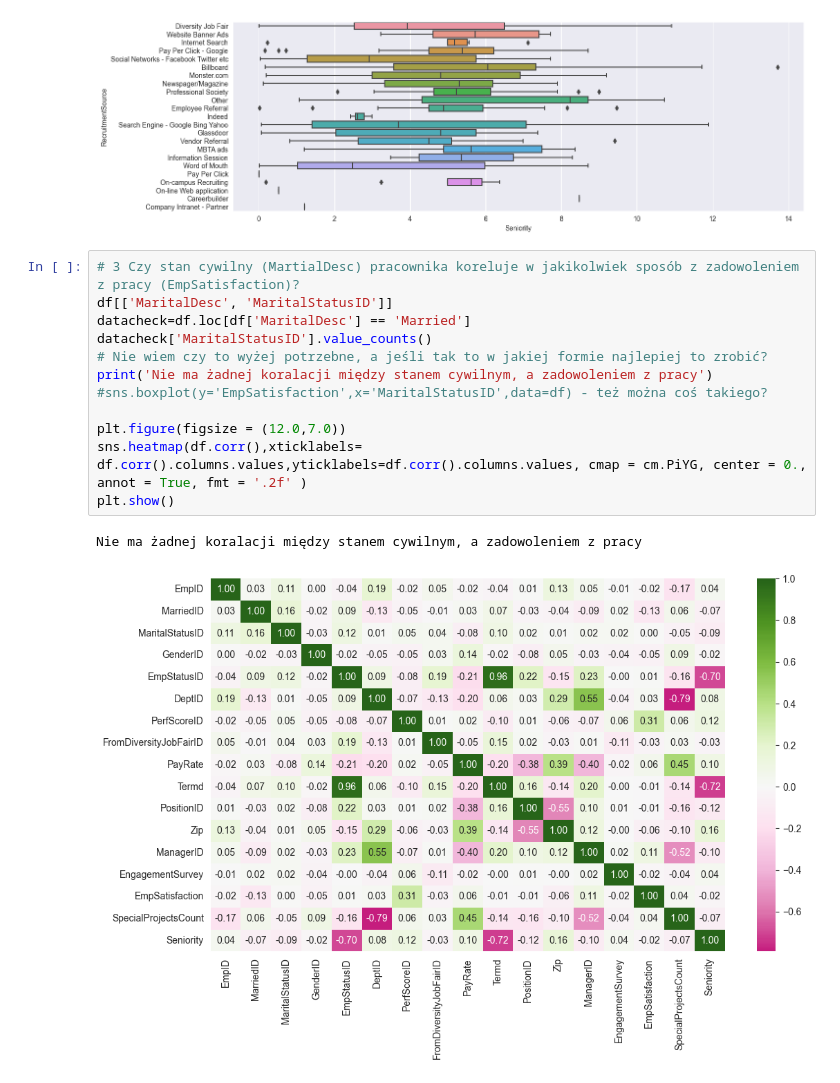
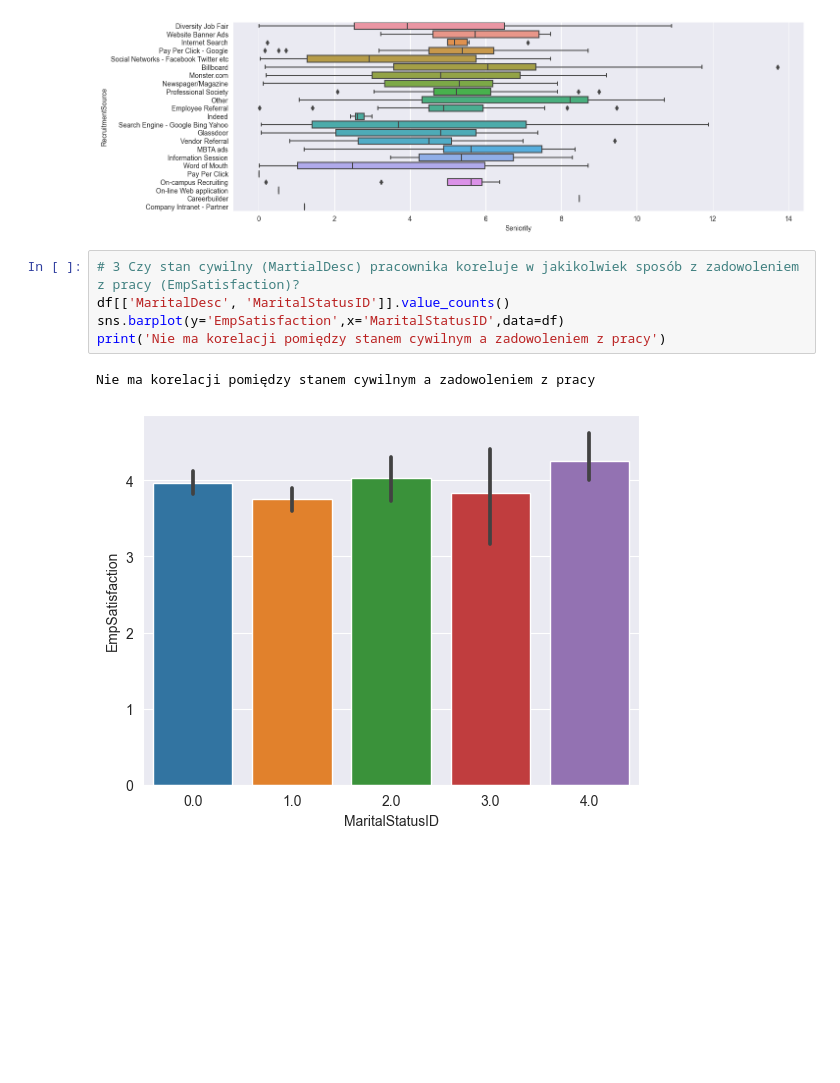
Before and after one commit to PiotrWitaszek/Seaborn, a Jupyter notebook: sb.ipynb, the cells around one changed output. Cells and saved outputs as stored; diff of their text form; blank space fills up the shorter version.

```diff
--- a/sb.ipynb
+++ b/sb.ipynb
@@ -64,20 +67,13 @@ print('Najlepiej zatrudniać z następujących źródeł: Website Banner Ads, MB
 # %% [output]
 Najlepiej zatrudniać z następujących źródeł: Website Banner Ads, MBTA Ads i Billboard, jeśli zależy nam na najdłuższym stażu pracowników
 [figure]
-# %%
-# 3 Czy stan cywilny (MartialDesc) pracownika koreluje w jakikolwiek sposób z zadowoleniem z pracy (EmpSatisfaction)?
-df[['MaritalDesc', 'MaritalStatusID']]
-datacheck=df.loc[df['MaritalDesc'] == 'Married']
-datacheck['MaritalStatusID'].value_counts()
-# Nie wiem czy to wyżej potrzebne, a jeśli tak to w jakiej formie najlepiej to zrobić?
-print('Nie ma żadnej koralacji między stanem cywilnym, a zadowoleniem z pracy')
-#sns.boxplot(y='EmpSatisfaction',x='MaritalStatusID',data=df) - też można coś takiego?
-
-plt.figure(figsize = (12.0,7.0))
-sns.heatmap(df.corr(),xticklabels= df.corr().columns.values,yticklabels=df.corr().columns.values, cmap = cm.PiYG, center = 0., annot = True, fmt = '.2f' )
-plt.show()
-# %% [output]
-Nie ma żadnej koralacji między stanem cywilnym, a zadowoleniem z pracy
-[figure, removed]
+# %%
+# 3 Czy stan cywilny (MartialDesc) pracownika koreluje w jakikolwiek sposób z zadowoleniem z pracy (EmpSatisfaction)?
+df[['MaritalDesc', 'MaritalStatusID']].value_counts()
+sns.barplot(y='EmpSatisfaction',x='MaritalStatusID',data=df)
+print('Nie ma korelacji pomiędzy stanem cywilnym a zadowoleniem z pracy')
+# %% [output]
+Nie ma korelacji pomiędzy stanem cywilnym a zadowoleniem z pracy
+[figure, added]
 # %%
 # 4 Jak wygląda struktura wieku aktualnie zatrudnionych pracowników?
```
Also changed, not shown: parts of 5 cells of this notebook.
